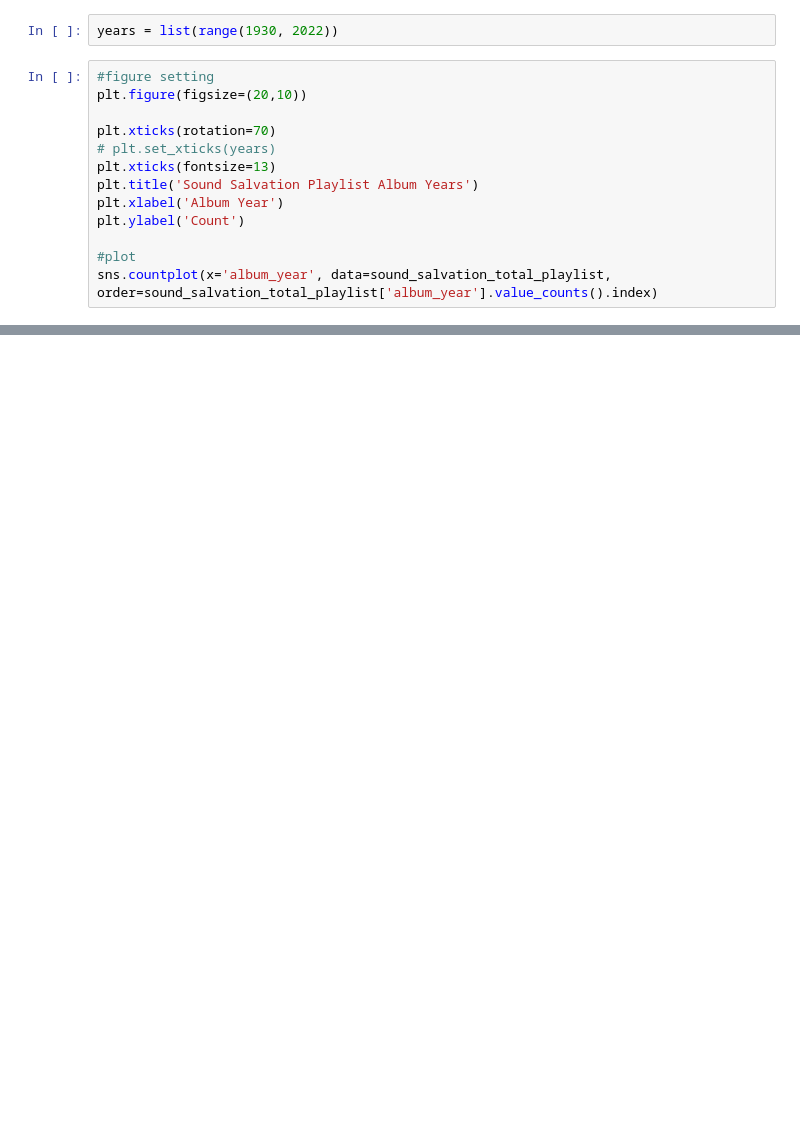
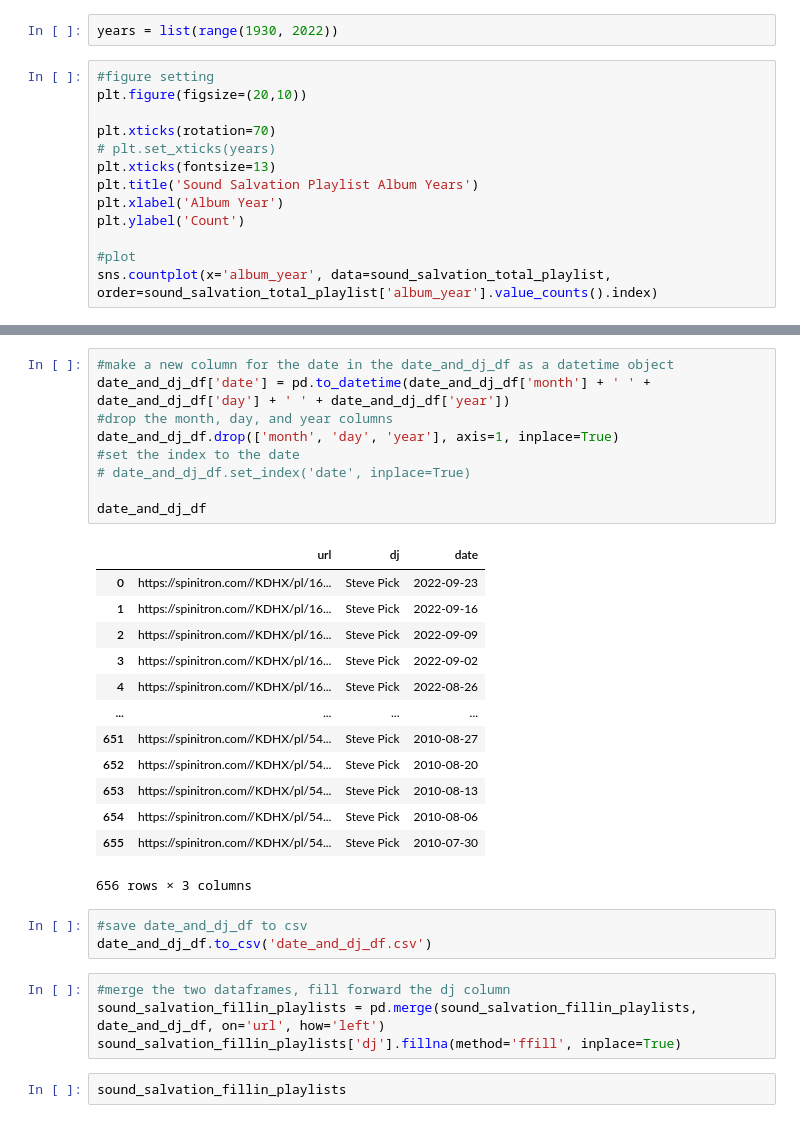
Before and after one commit to billtell/sound_salvation, a Jupyter notebook: sound_salvation_v2.ipynb, the cells around one changed output, grey strips where cells are left out. Saved outputs shown, nothing was run; the diff lists cells and outputs as text; blank space fills up the shorter version.

```diff
--- a/sound_salvation_v2.ipynb
+++ b/sound_salvation_v2.ipynb
@@ -284,0 +452,32 @@ sns.countplot(x='album_year', data=sound_salvation_total_playlist, order=sound_s
+# %%
+#make a new column for the date in the date_and_dj_df as a datetime object
+date_and_dj_df['date'] = pd.to_datetime(date_and_dj_df['month'] + ' ' + date_and_dj_df['day'] + ' ' + date_and_dj_df['year'])
+#drop the month, day, and year columns
+date_and_dj_df.drop(['month', 'day', 'year'], axis=1, inplace=True)
+#set the index to the date
+# date_and_dj_df.set_index('date', inplace=True)
+
+date_and_dj_df
+# %% [output]
+|  | url | dj | date |
+| 0 | https://spinitron.com//KDHX/pl/16... | Steve Pick | 2022-09-23 |
+| 1 | https://spinitron.com//KDHX/pl/16... | Steve Pick | 2022-09-16 |
+| 2 | https://spinitron.com//KDHX/pl/16... | Steve Pick | 2022-09-09 |
+| 3 | https://spinitron.com//KDHX/pl/16... | Steve Pick | 2022-09-02 |
+| 4 | https://spinitron.com//KDHX/pl/16... | Steve Pick | 2022-08-26 |
+| ... | ... | ... | ... |
+| 651 | https://spinitron.com//KDHX/pl/54... | Steve Pick | 2010-08-27 |
+| 652 | https://spinitron.com//KDHX/pl/54... | Steve Pick | 2010-08-20 |
+| 653 | https://spinitron.com//KDHX/pl/54... | Steve Pick | 2010-08-13 |
+| 654 | https://spinitron.com//KDHX/pl/54... | Steve Pick | 2010-08-06 |
+| 655 | https://spinitron.com//KDHX/pl/54... | Steve Pick | 2010-07-30 |
+656 rows × 3 columns
+# %%
+#save date_and_dj_df to csv
+date_and_dj_df.to_csv('date_and_dj_df.csv')
+# %%
+#merge the two dataframes, fill forward the dj column
+sound_salvation_fillin_playlists = pd.merge(sound_salvation_fillin_playlists, date_and_dj_df, on='url', how='left')
+sound_salvation_fillin_playlists['dj'].fillna(method='ffill', inplace=True)
+# %%
+sound_salvation_fillin_playlists
```
Also changed, not shown: parts of 34 cells of this notebook, 5 other files.
